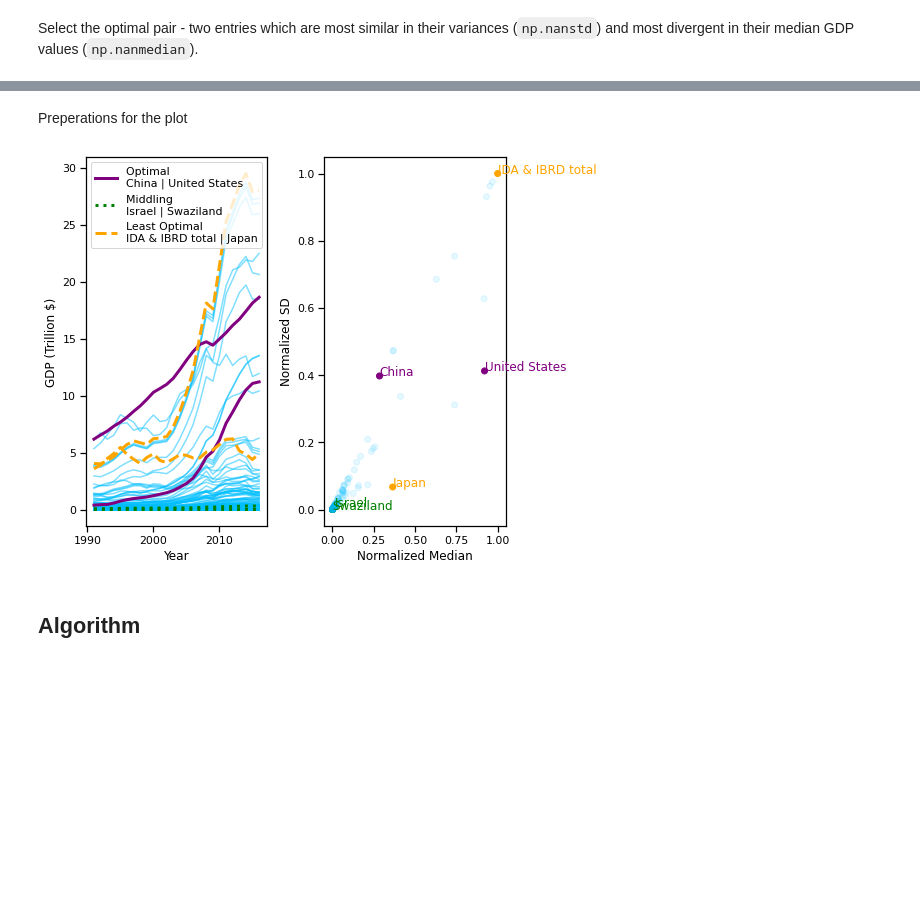
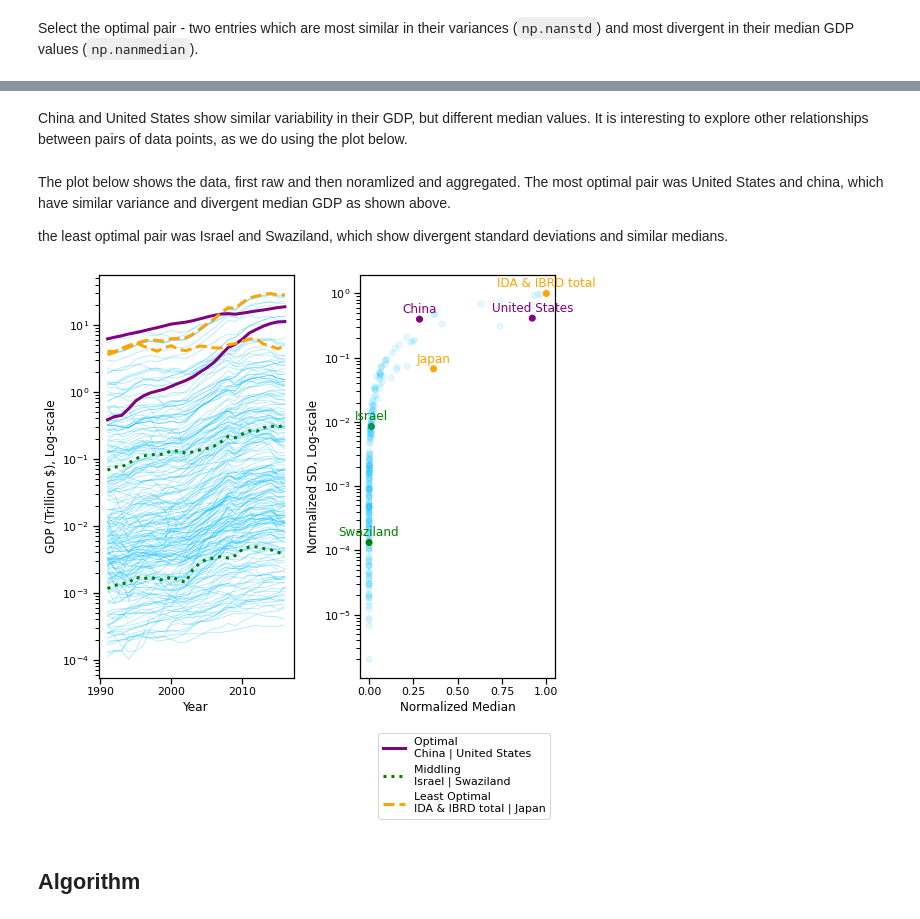
Before and after one commit to EitanHemed/agas, a Jupyter notebook: doc/tutorial.ipynb, the cells around one changed output, grey strips where cells are left out. Cells and saved outputs as stored; diff of their text form; code cells hidden in the pictures; blank space fills up the shorter version.

```diff
--- a/doc/tutorial.ipynb
+++ b/doc/tutorial.ipynb
@@ -98,6 +135,7 @@ df['Value'] /= 1e12 # Convert from $ to Billion$
 Remove the top and bottom 2.5 percentiles
 # %%
 total_per_country = df.groupby('Country Name')['Value'].sum()
-non_outliers = total_per_country[total_per_country.between(*total_per_country.quantile([0.025, 0.975]))].index
+non_outliers = total_per_country[total_per_country.between(
+    *total_per_country.quantile([0.025, 0.975]))].index
 df = df.loc[df['Country Name'].isin(non_outliers)]
 # %% [markdown]
@@ -112,4 +153,5 @@ plt.gca().set(xlabel='Year', ylabel='Proportion of non-missing data')
 # %%
-wide_df = df.loc[df['Year'].gt(1990)].pivot(columns='Year', values='Value', index='Country Name')
+wide_df = df.loc[df['Year'].gt(1990)].pivot(columns='Year', values='Value',
+                                            index='Country Name')
 wide_df.sample(5, random_state=42)
 # %% [output]
@@ -124,5 +168,6 @@ wide_df.sample(5, random_state=42)
 # %%
-indices, scores = agas.pair_from_wide_df(wide_df, np.nanstd, np.median, similarity_weight=0.7, return_filter='all')
+indices, scores = agas.pair_from_wide_df(
+    wide_df, np.nanstd, np.median, similarity_weight=0.7, return_filter='all')
 # %% [markdown]
 Select the optimal pair - two entries which are most similar in their variances (`np.nanstd`) and most divergent in their median GDP values (`np.nanmedian`).
 # %%
@@ -136,3 +180,4 @@ wide_df.iloc[indices[0].flatten()]
-# %% [markdown]
-Preperations for the plot
+# %% [markdown]
+China and United States show similar variability in their GDP, but different median values.
+It is interesting to explore other relationships between pairs of data points, as we do using the plot below.
 # %%
@@ -148,36 +202,53 @@ all_other_indices = all_other_indices[~np.in1d(all_other_indices, special_scores
+# %% [markdown]
+The plot below shows the data, first raw and then noramlized and aggregated. The most optimal pair was United States and china, which have similar variance and divergent median GDP as shown above.
+
+the least optimal pair was Israel and Swaziland, which show divergent standard deviations and similar medians.
 # %%
-fig, axs = plt.subplots(1, 2, figsize=(8,6 ))
-raw_data_ax, norm_aggrgated_data_ax = axs
+fig, axs = plt.subplots(2, 2, figsize=(8, 8),
+                        gridspec_kw={'height_ratios': [8, 1]})
+raw_data_ax, norm_aggrgated_data_ax, _ax_to_remoev, legend_ax = axs.flat
 
-raw_data_ax.plot(wide_df.iloc[all_other_indices].T, c='deepskyblue', alpha=0.5)
-raw_data_ax.set(xlabel='Year', ylabel='GDP (Trillion $)')
+# Plot the data excluding the data matching the points of interest
+raw_data_ax.plot(wide_df.iloc[country_indices].T, c='deepskyblue', alpha=0.5,
+                 lw=0.5)
+raw_data_ax.set(xlabel='Year', ylabel='GDP (Trillion $), Log-scale')
 
-colors = np.repeat('deepskyblue', wide_df.shape[0])
-alphas = np.ones_like(colors).astype(float) * 0.1
 
-for s, c, lab, ls in zip(special_scores_indices,
-                     ['purple', 'green', 'orange'], ['Optimal', 'Middling', 'Least Optimal'],
-                     ["solid", "dotted", "dashed" ]):
-    labels = wide_df.index[s]
-    colors[s] = c
-    alphas[s] = 1
+for current_row_indices, _color, lab, ls in zip(scores_of_interest_indices,
+                                                plot_colors[1:],
+                                                scores_of_interest_labels,
+                                                scores_of_interest_line_styles
+                                                ):
+    country_labels = wide_df.index[current_row_indices]
+    colors[current_row_indices] = _color
+    alphas[current_row_indices] = 1
 
-    raw_data_ax.plot(wide_df.iloc[s].T, c=c, label= f'{lab} \n' + ' | '.join(labels), lw=3, ls=ls)
+    raw_data_ax.plot(wide_df.iloc[current_row_indices].T,
+                     c=_color, label=f'{lab} \n' + ' | '.join(country_labels),
+                     lw=3, ls=ls)
 
-    for idx, l in zip(s, labels):
-        norm_aggrgated_data_ax.annotate(xy=[medians[idx], sds[idx]], text=l, color=c)
+    for idx, l in zip(current_row_indices, country_labels):
+        norm_aggrgated_data_ax.annotate(xy=[medians[idx], sds[idx] * 1.25], text=l,
+                                        color=_color, ha='center')
 
-# # Remove duplicate entries in the legend
-handles, labels = raw_data_ax.get_legend_handles_labels()
-by_label = dict(zip(labels, handles))
-raw_data_ax.legend(by_label.values(), by_label.keys())
+# Scatter the normalized and aggregated data
+norm_aggrgated_data_ax.scatter(medians, sds, c=colors, alpha=alphas)
+norm_aggrgated_data_ax.set(xlabel='Normalized Median', ylabel='Normalized SD, Log-scale')
 
-norm_aggrgated_data_ax.scatter(medians, sds, c=colors, alpha=alphas)
-norm_aggrgated_data_ax.set(xlabel='Normalized Median', ylabel='Normalized SD')
+# # Remove duplicate entries in the legend and place in the lower row of axis
+handles, country_labels = raw_data_ax.get_legend_handles_labels()
+by_label = dict(zip(country_labels, handles))
+legend_ax.legend(by_label.values(), by_label.keys())
+legend_ax.axis('off')
+_ax_to_remoev.remove()
+
+norm_aggrgated_data_ax.set_yscale('log')
+raw_data_ax.set_yscale('log')
+
 
 fig.tight_layout()
 # %% [output]
-[figure, old version]
+[figure, new version]
 # %% [markdown]
 ## Algorithm
 # %% [markdown]
```
Also changed, not shown: parts of 39 cells of this notebook, 1 other file.
